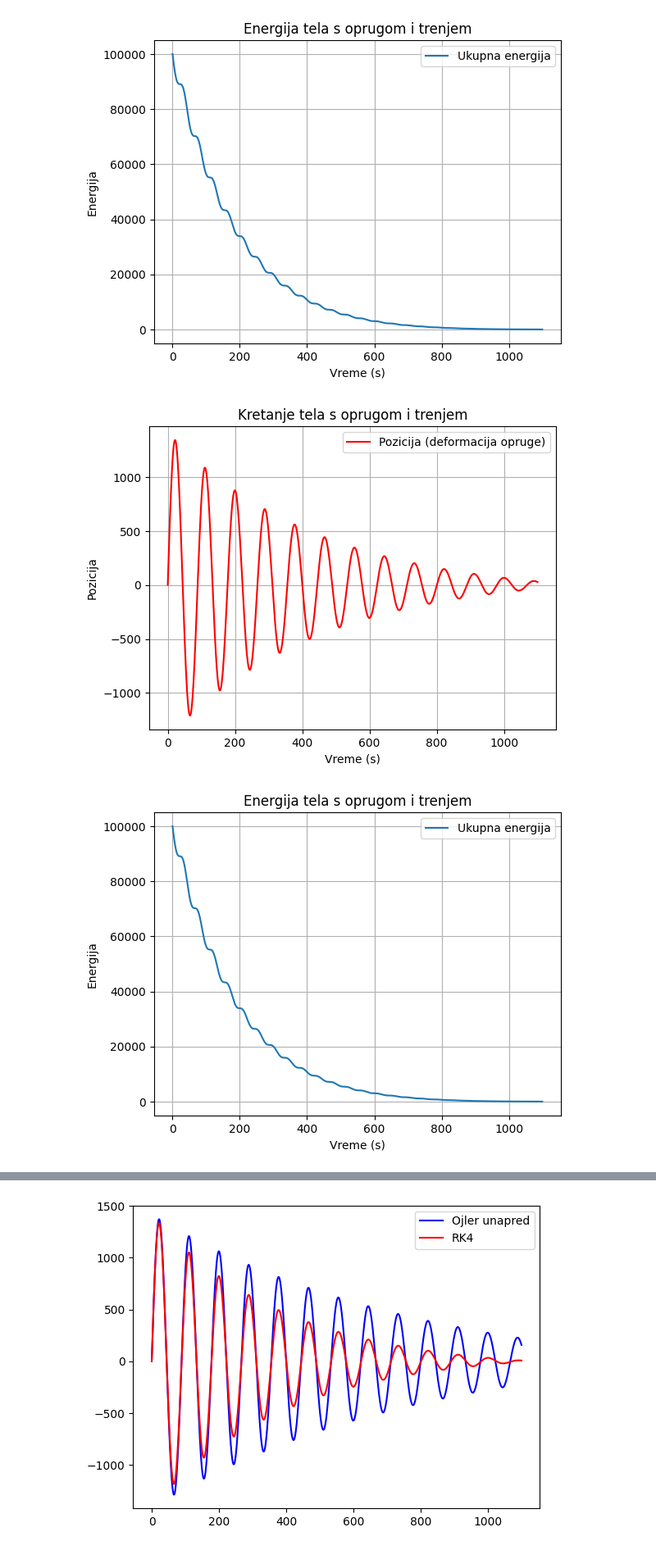
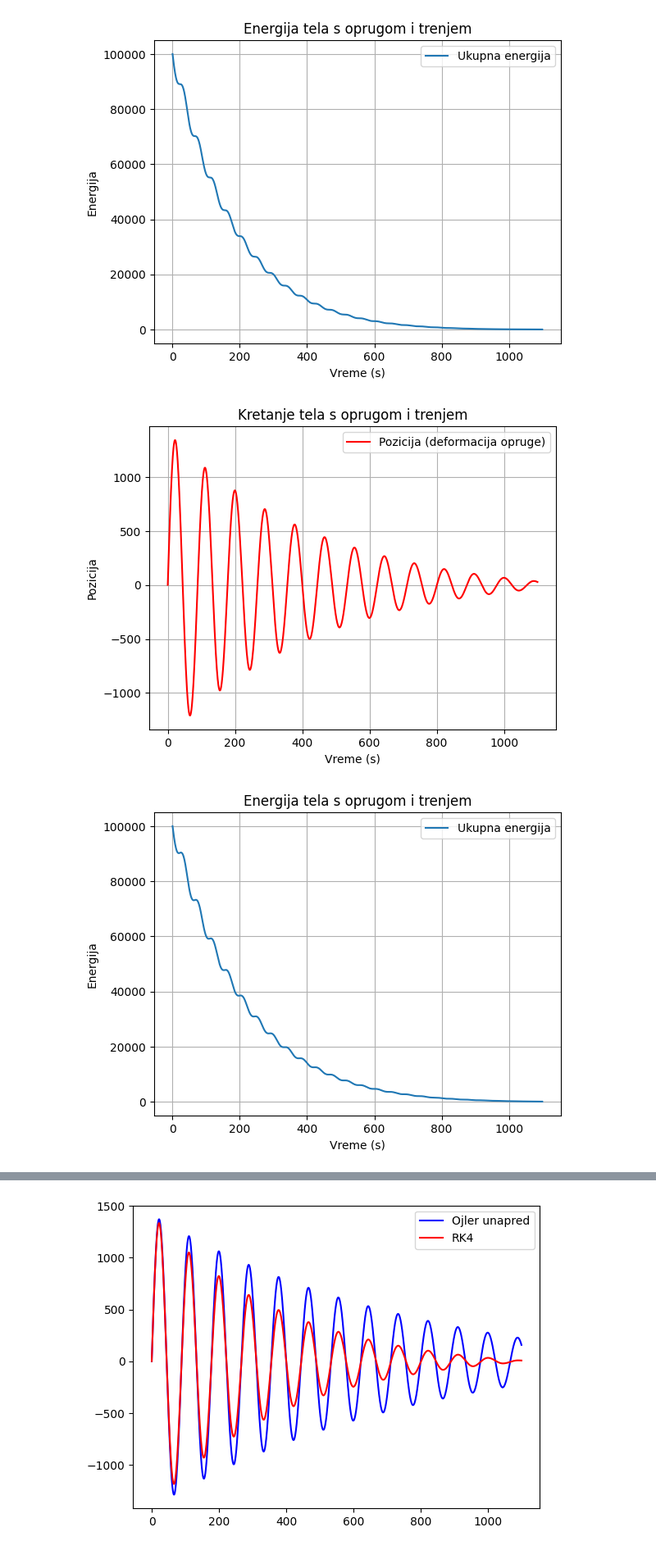
Before and after one commit to JohnMcCodeman5/spring_deformation_differential_modeling, a Jupyter notebook: without_wall_constraint.ipynb, the cells around one changed output, grey strips where cells are left out. Shown at 82% size. Saved outputs shown, nothing was run; the diff lists cells and outputs as text; code cells hidden in the pictures.

```diff
--- a/without_wall_constraint.ipynb
+++ b/without_wall_constraint.ipynb
@@ -268,28 +270,28 @@ def runge_kutta_alt_method(f, v0, x0, t, m, k, mu_s, mu_d, g):
 # %%
 # Rešavanje diferencijalne jednačine alternativnim RK4 metodom
 vm, xm = runge_kutta_alt_method(differential_equation, v0, x0, t, m, k, mu_s, mu_d, g)
 
 # Prikaz rezultata
 plt.plot(t, xm, label='Pozicija (deformacija opruge)', color='red')
 plt.xlabel('Vreme (s)')
 plt.ylabel('Pozicija')
 plt.title('Kretanje tela s oprugom i trenjem')
 plt.legend()
 plt.grid(True)
 plt.show()
 
-kinetic_energy_m = 0.5 * m * vem**2
-potential_energy_m = 0.5 * k * xem**2
+kinetic_energy_m = 0.5 * m * vm**2
+potential_energy_m = 0.5 * k * xm**2
 total_energy_m = kinetic_energy_m + potential_energy_m
 
 #plt.plot(t, kinetic_energy_m, label='Kinetička energija')
 #plt.plot(t, potential_energy_m, label='Potencijalna energija')
 plt.plot(t, total_energy_m, label='Ukupna energija')
 plt.xlabel('Vreme (s)')
 plt.ylabel('Energija')
 plt.title('Energija tela s oprugom i trenjem')
 plt.legend()
 plt.grid(True)
 # %% [output]
 [figure]
-[figure, old version]
+[figure, new version]
```
Also changed, not shown: parts of 9 cells of this notebook, 1 other file.
